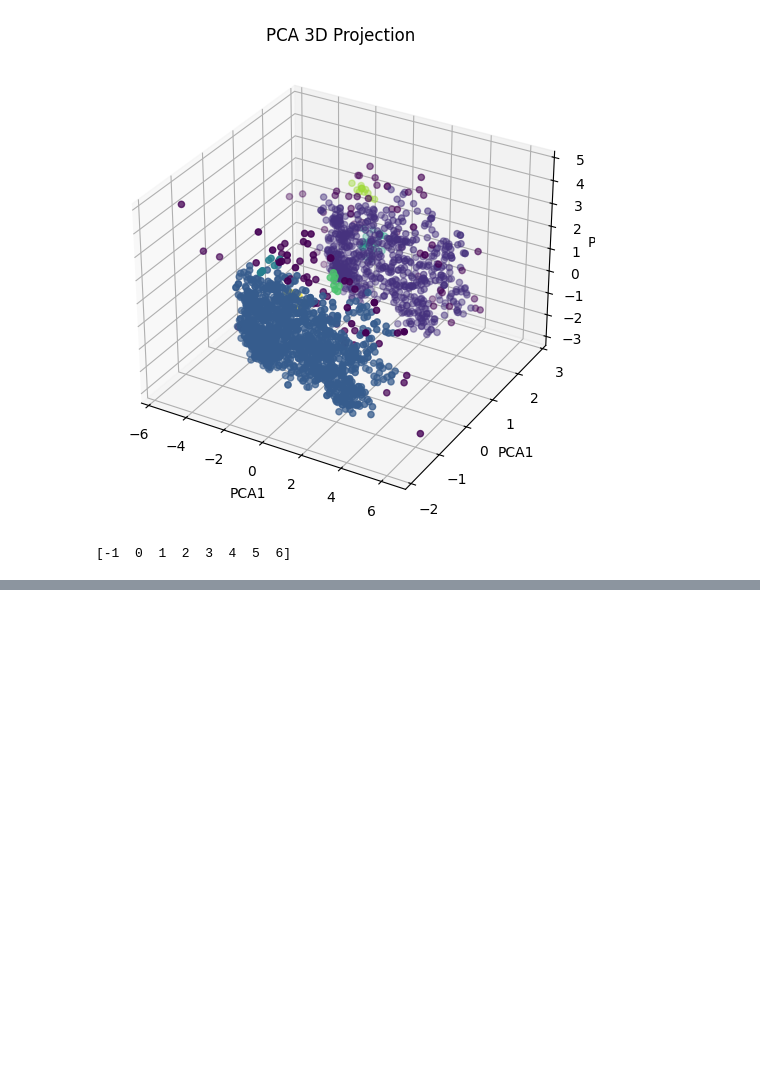
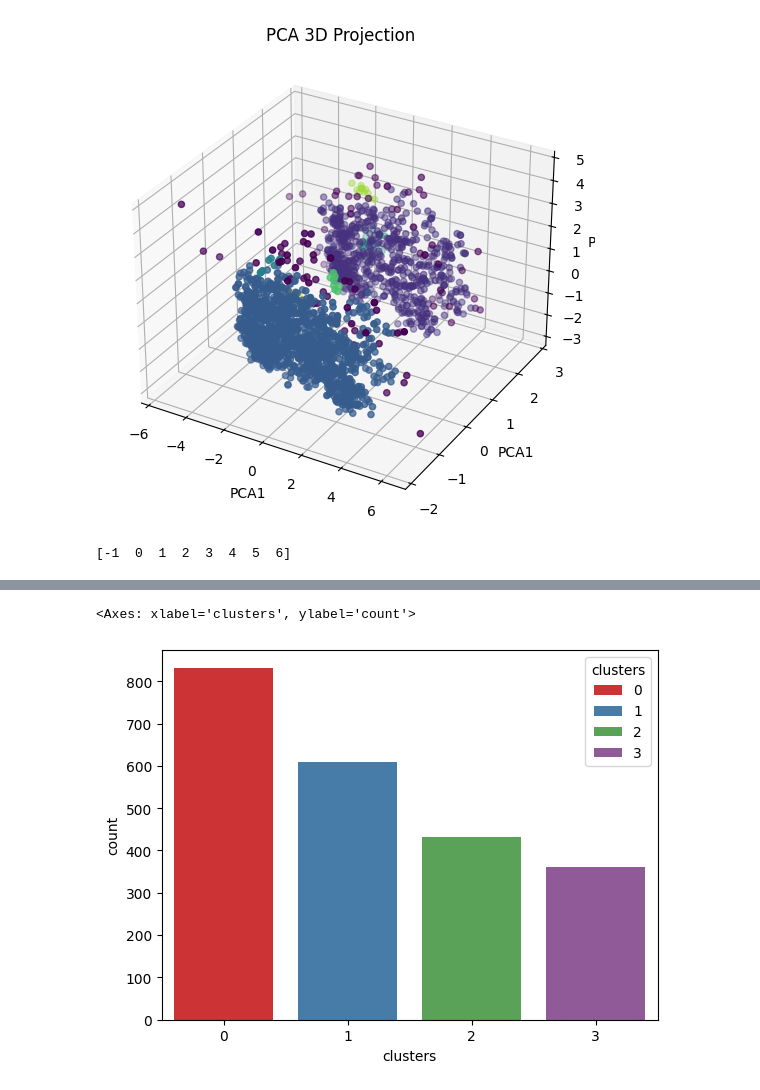
Before and after one commit to Ishu335/Smart-Cart-Clustering-System, a Jupyter notebook: smart_cart.ipynb, the cells around one changed output, grey strips where cells are left out. Saved outputs shown, nothing was run; the diff lists cells and outputs as text; code cells hidden in the pictures; blank space fills up the shorter version.

```diff
--- a/smart_cart.ipynb
+++ b/smart_cart.ipynb
@@ -337,0 +340,2 @@ print(np.unique(lables_db))  # -1 is outliers
+# %%
+df_clean["clusters"]=lables_agg
@@ -337,0 +351,11 @@ print(np.unique(lables_db))  # -1 is outliers
+# %%
+pal = sns.color_palette("Set1")
+sns.countplot(
+    data=df_clean,
+    x="clusters",
+    hue="clusters",
+    palette=pal
+)
+# %% [output]
+<Axes: xlabel='clusters', ylabel='count'>
+[figure, added]
```
Also changed, not shown: parts of 5 cells of this notebook, 1 other file.
